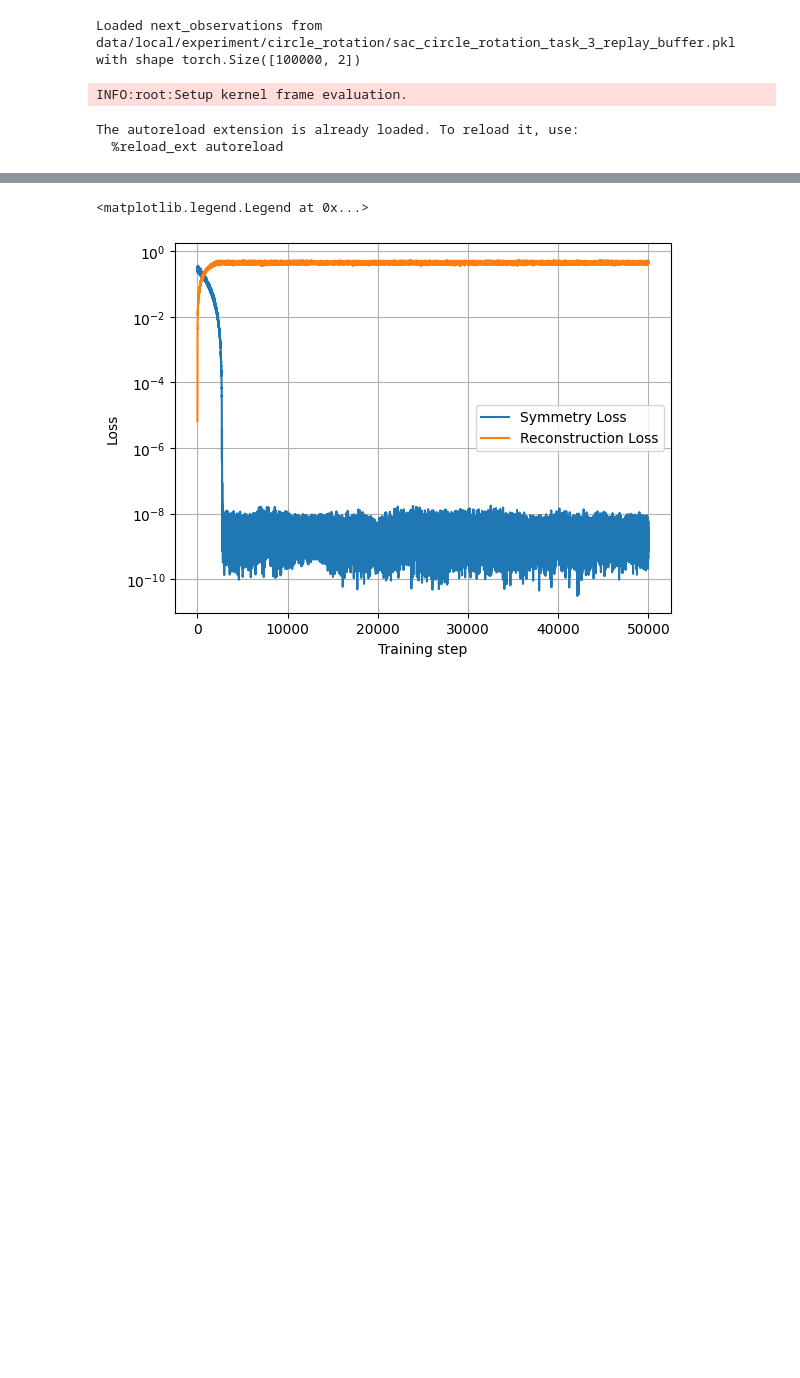
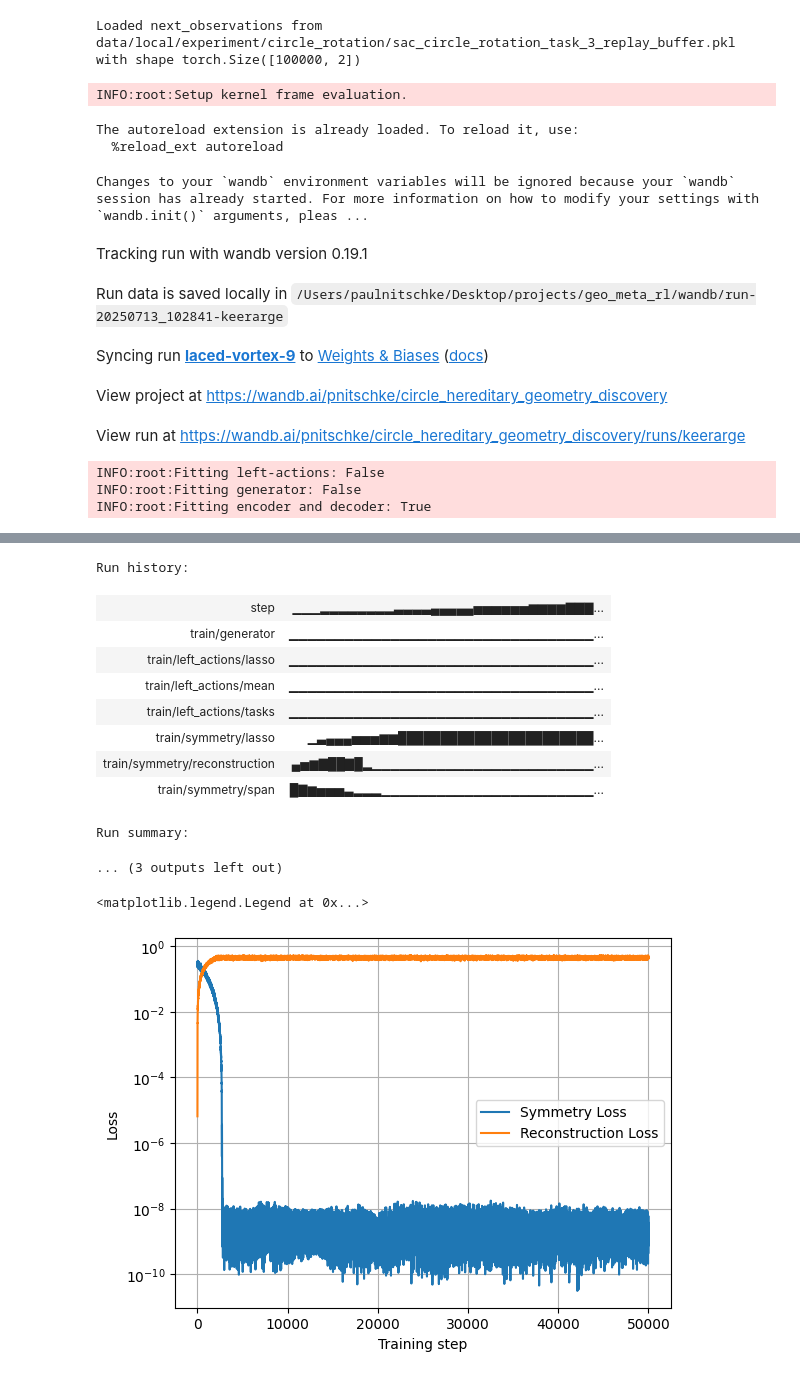
Before and after one commit to PaulNitschke/geo_meta_rl, a Jupyter notebook: step_3_symmetry_discovery.ipynb, the cells around one changed output, grey strips where cells are left out. Drawn from its saved outputs; the diff is of its cells as text; code cells hidden in the pictures; blank space fills up the shorter version.

Commit message:
setup wandb, only logging at end of run

```diff
--- a/step_3_symmetry_discovery.ipynb
+++ b/step_3_symmetry_discovery.ipynb
@@ -28,47 +25,76 @@ INFO:root:Setup kernel frame evaluation.
 Loaded next_observations from data/local/experiment/circle_rotation/sac_circle_rotation_task_3_replay_buffer.pkl with shape torch.Size([100000, 2])
 INFO:root:Setup kernel frame evaluation.
 # %%
+import wandb
 %load_ext autoreload
 %autoreload 2
 
 import torch
 from src.learning.symmetry.hereditary_geometry_discovery import HereditaryGeometryDiscovery
+from src.utils import Affine2D
+
 ORACLE_GENERATOR=torch.tensor([[0, -1], [1,0]], dtype=torch.float32, requires_grad=False).unsqueeze(0)
+
 train_goal_locations=[
     {'goal': torch.tensor([-0.70506063,  0.70914702])},
  {'goal': torch.tensor([ 0.95243384, -0.30474544])},
  {'goal': torch.tensor([-0.11289421, -0.99360701])},
  {'goal': torch.tensor([-0.81394263, -0.58094525])}]
 
-class Affine2D(torch.nn.Module):
-    def __init__(self, input_dim, output_dim):
-        super().__init__()
-        self.linear = torch.nn.Linear(input_dim, output_dim, bias=True)
-
-    def forward(self, x):
-        return self.linear(x)
-
 SEED=42
 LEARN_LEFT_ACTIONS=False
 LEARN_GENERATOR=False
+LEARN_ENCODER_DECODER=True
+N_STEPS=10_000
+BATCH_SIZE=128
+BANDWIDTH=0.5
 
 ENCODER=Affine2D(input_dim=2, output_dim=2)
 DECODER=Affine2D(input_dim=2, output_dim=2)
 
+WAND_PROJECT_NAME="circle_hereditary_geometry_discovery"
+
+import os
+os.environ["WANDB_MODE"] = "online"
+os.environ["WANDB_FLUSH_SECONDS"] = "5"
+os.environ["WANDB_START_METHOD"] = "thread"
+
+wandb.init(project=WAND_PROJECT_NAME, force=True, config={
+    "n_steps": N_STEPS,
+    "batch_size": BATCH_SIZE,
+    "kernel_dim": KERNEL_DIM,
+    "bandwidth": BANDWIDTH,
+    "learn_encoder_decoder": LEARN_ENCODER_DECODER,
+    "learn_left_actions": LEARN_LEFT_ACTIONS,
+    "learn_generator": LEARN_GENERATOR,
+    "seed": SEED,
+})
+
 her_geo_dis=HereditaryGeometryDiscovery(tasks_ps=tasks_ps,
                                         tasks_frameestimators=tasks_frameestimators,
                                         kernel_dim=KERNEL_DIM,
-                                        batch_size=128,
+                                        batch_size=BATCH_SIZE,
                                         seed=SEED,
-                                        bandwidth=0.5,
-                                        learn_encoder_decoder=True,
+                                        bandwidth=BANDWIDTH,
+                                        log_wandb=True,
+                                        learn_encoder_decoder=LEARN_ENCODER_DECODER,
                                         task_specifications=train_goal_locations,
                                         learn_left_actions=LEARN_LEFT_ACTIONS,
                                         learn_generator=LEARN_GENERATOR,
                                         oracle_generator=ORACLE_GENERATOR,
                                         encoder=ENCODER,
                                         decoder=DECODER)
-her_geo_dis.optimize(n_steps=50_000)
+her_geo_dis.optimize(n_steps=N_STEPS)
+wandb.finish()
 # %% [output]
 The autoreload extension is already loaded. To reload it, use:
   %reload_ext autoreload
+Changes to your `wandb` environment variables will be ignored because your `wandb` session has already started. For more information on how to modify your settings with `wandb.init()` arguments, pleas ...
+Tracking run with wandb version 0.19.1
+Run data is saved locally in /Users/paulnitschke/Desktop/projects/geo_meta_rl/wandb/run-20250713_102841-keerarge
+Syncing run laced-vortex-9 to Weights & Biases (docs)
+View project at https://wandb.ai/pnitschke/circle_hereditary_geometry_discovery
+View run at https://wandb.ai/pnitschke/circle_hereditary_geometry_discovery/runs/keerarge
+INFO:root:Fitting left-actions: False
+INFO:root:Fitting generator: False
+INFO:root:Fitting encoder and decoder: True
@@ -75,3 +102,14 @@ The autoreload extension is already loaded. To reload it, use:
+Run history:
+| step | ▁▁▁▂▂▂▂▂▂▂▂▃▃▃▃▄▄▄▄▄▅▅▅▅▅▅▆▆▆▆▇▇▇... |
+| train/generator | ▁▁▁▁▁▁▁▁▁▁▁▁▁▁▁▁▁▁▁▁▁▁▁▁▁▁▁▁▁▁▁▁▁... |
+| train/left_actions/lasso | ▁▁▁▁▁▁▁▁▁▁▁▁▁▁▁▁▁▁▁▁▁▁▁▁▁▁▁▁▁▁▁▁▁... |
+| train/left_actions/mean | ▁▁▁▁▁▁▁▁▁▁▁▁▁▁▁▁▁▁▁▁▁▁▁▁▁▁▁▁▁▁▁▁▁... |
+| train/left_actions/tasks | ▁▁▁▁▁▁▁▁▁▁▁▁▁▁▁▁▁▁▁▁▁▁▁▁▁▁▁▁▁▁▁▁▁... |
+| train/symmetry/lasso | ▁▃▄▄▄▅▅▅▆▆███████████████████████... |
+| train/symmetry/reconstruction | ▄▅▆▇██▇█▂▁▁▁▁▁▁▁▁▁▁▁▁▁▁▁▁▁▁▁▁▁▁▁▁... |
+| train/symmetry/span | █▇▆▅▅▅▃▂▂▂▁▁▁▁▁▁▁▁▁▁▁▁▁▁▁▁▁▁▁▁▁▁▁... |
+Run summary:
+... (3 outputs left out)
 # %%
 import matplotlib.pyplot as plt
 
```
Also changed, not shown: parts of 2 cells of this notebook, 7 other files.
